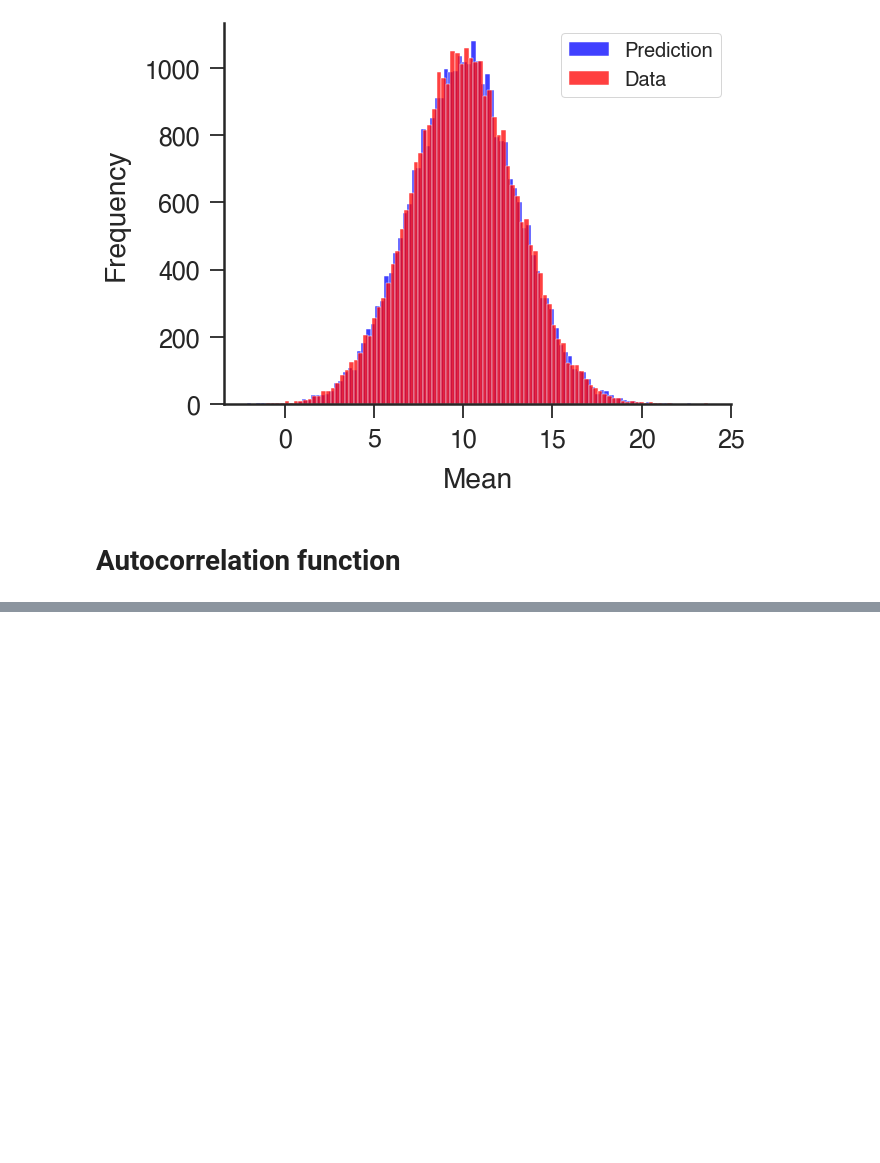
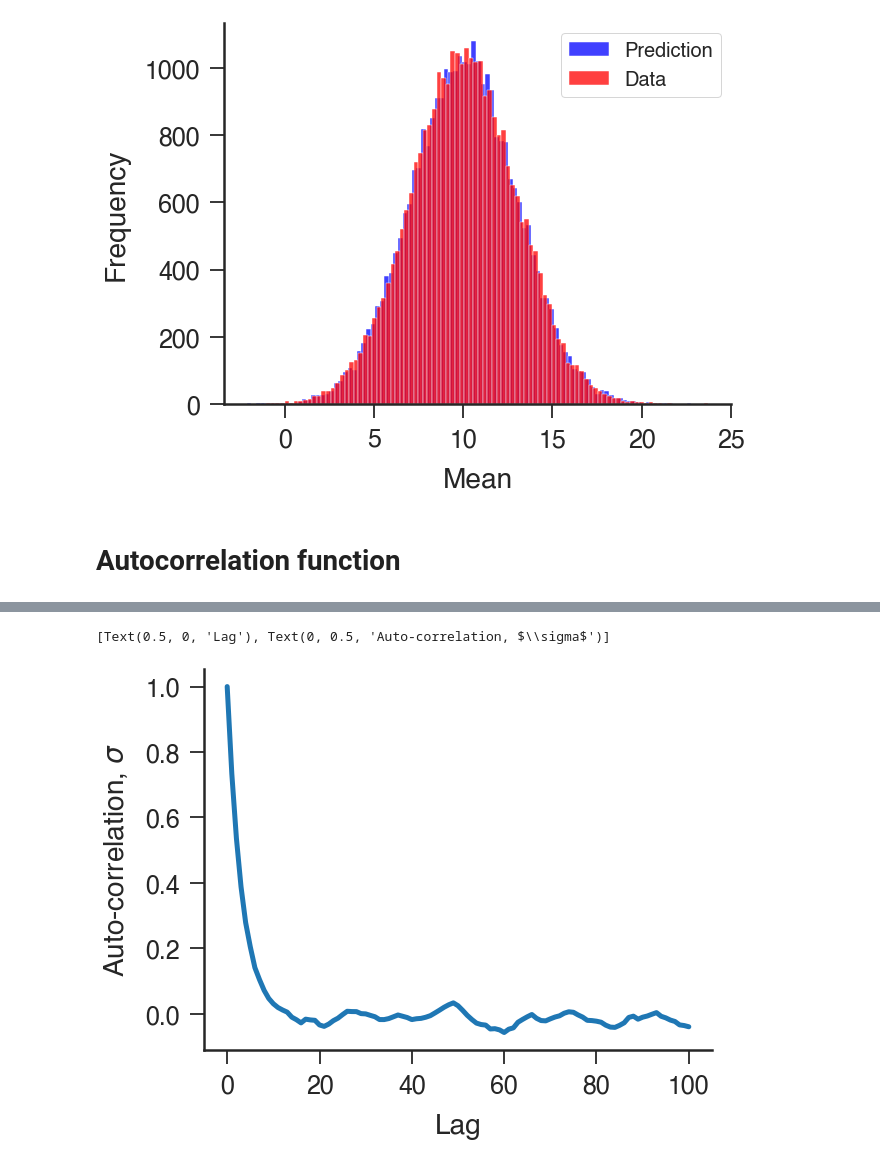
Before and after one commit to lgaalves/BayesianInferenceExamples, a Jupyter notebook: bayesian_inference_metropolis_hasting.ipynb, the cells around one changed output, grey strips where cells are left out. Saved outputs shown, nothing was run; the diff lists cells and outputs as text; code cells hidden in the pictures; blank space fills up the shorter version.

Commit message:
autocorrelation function mu and sigma

```diff
--- a/bayesian_inference_metropolis_hasting.ipynb
+++ b/bayesian_inference_metropolis_hasting.ipynb
@@ -235,0 +233,7 @@ ax.set(xlabel='Lag', ylabel='Auto-correlation')
+# %%
+f, ax = plt.subplots(nrows=1, ncols=1, figsize=stdfigsize(nx=1, ny=1, scale=1))
+ax.plot(acf(sigma_history[-5000:],nlags=100))
+ax.set(xlabel='Lag', ylabel='Auto-correlation, $\sigma$')
+# %% [output]
+[Text(0.5, 0, 'Lag'), Text(0, 0.5, 'Auto-correlation, $\\sigma$')]
+[figure, added]
```
Also changed, not shown: parts of 2 cells of this notebook.
